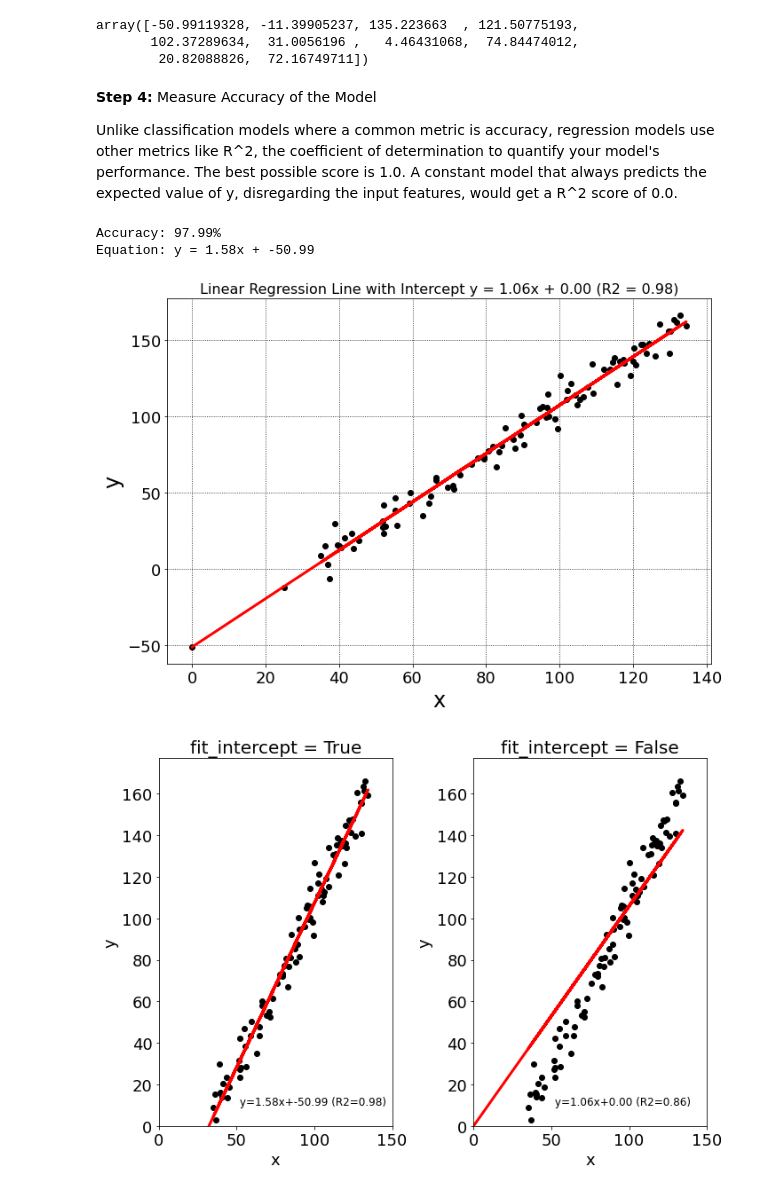
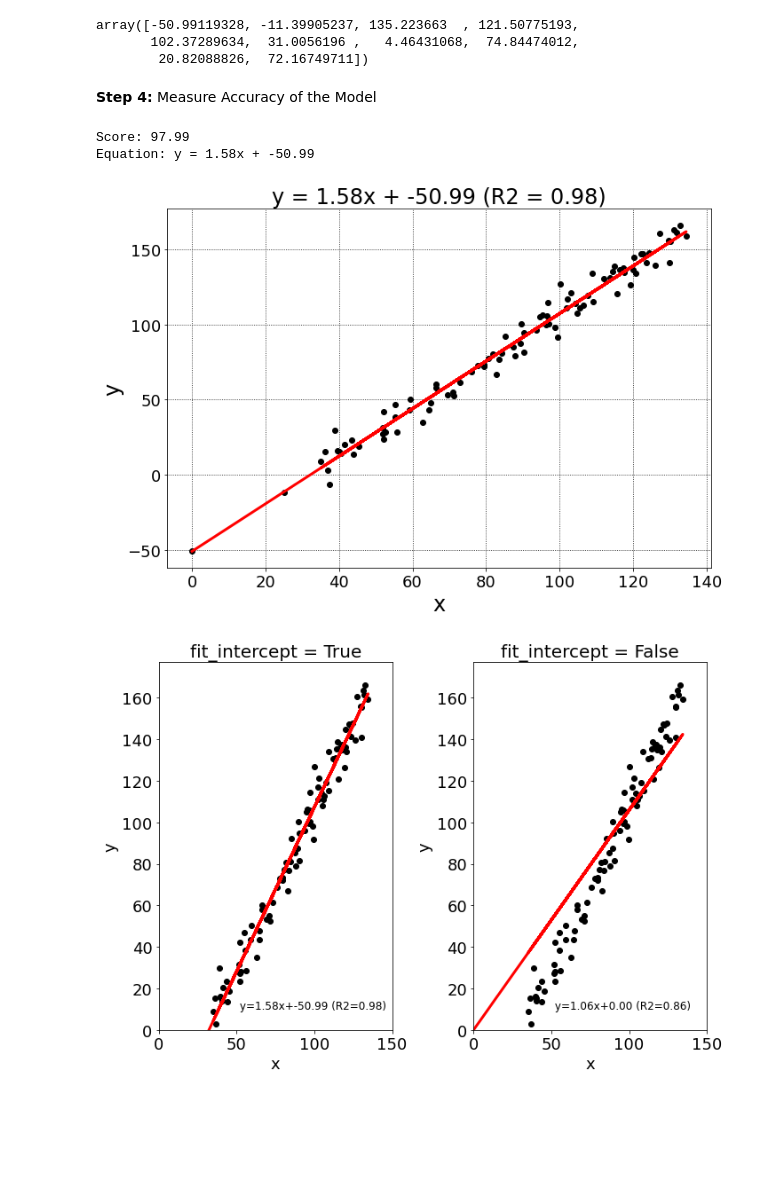
Before and after one commit to abphilip-resources/PY-Lib-2, a Jupyter notebook: Scikit/1.ipynb, the cells around one changed output. Saved outputs shown, nothing was run; the diff lists cells and outputs as text; code cells hidden in the pictures; blank space fills up the shorter version.

```diff
--- a/Scikit/1.ipynb
+++ b/Scikit/1.ipynb
@@ -90,35 +42,34 @@ reg.predict(X[0:10])
 array([-50.99119328, -11.39905237, 135.223663  , 121.50775193,
        102.37289634,  31.0056196 ,   4.46431068,  74.84474012,
         20.82088826,  72.16749711])
-# %% [markdown]
-<b>Step 4:</b> Measure Accuracy of the Model
-
-Unlike classification models where a common metric is accuracy, regression models use other metrics like R^2, the coefficient of determination to quantify your model's performance. The best possible score is 1.0. A constant model that always predicts the expected value of y, disregarding the input features, would get a R^2 score of 0.0.
+# %% [markdown]
+<b>Step 4:</b> Measure Accuracy of the Model
 # %%
 score = reg.score(X, Y)
-print("Accuracy: {:.2f}%".format(score*100))
+print("Score: {:.2f}".format(score*100))
 print("Equation: y = {:.2f}x + {:.2f}".format(reg.coef_[0], reg.intercept_))
 # %% [output]
-Accuracy: 97.99%
+Score: 97.99
 Equation: y = 1.58x + -50.99
 # %%
 fig, ax = plt.subplots(nrows = 1, ncols = 1, figsize = (10,7));
 
 ax.scatter(X, Y, color='black');
 ax.plot(X, reg.predict(X), color='red',linewidth=3);
 ax.grid(True,
         axis = 'both',
         zorder = 0,
         linestyle = ':',
         color = 'k')
+
 ax.tick_params(labelsize = 18)
 ax.set_xlabel('x', fontsize = 24)
 ax.set_ylabel('y', fontsize = 24)
-ax.set_title("Linear Regression Line with Intercept y = {:.2f}x + {:.2f} (R2 = {:.2f})".format(m, b, score), fontsize = 16 )
+ax.set_title("y = {:.2f}x + {:.2f} (R2 = {:.2f})".format(reg.coef_[0], reg.intercept_, score), fontsize = 24)
 fig.tight_layout()
 fig.savefig('images/1A', dpi = 300)
 # %% [output]
-[figure, old version]
+[figure, new version]
 # %%
 reg_inter = LinearRegression(fit_intercept=True)
 reg_inter.fit(X,Y)
```
Also changed, not shown: parts of 17 cells of this notebook, 1 other file.
